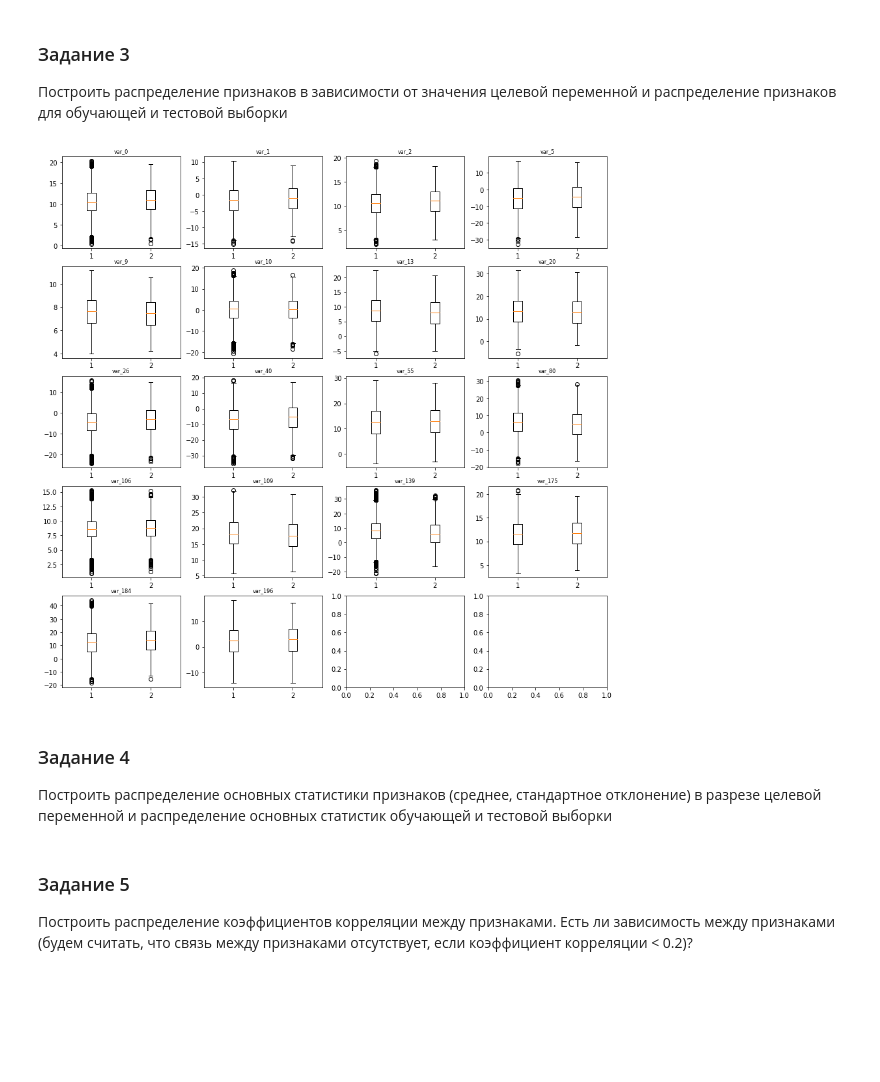
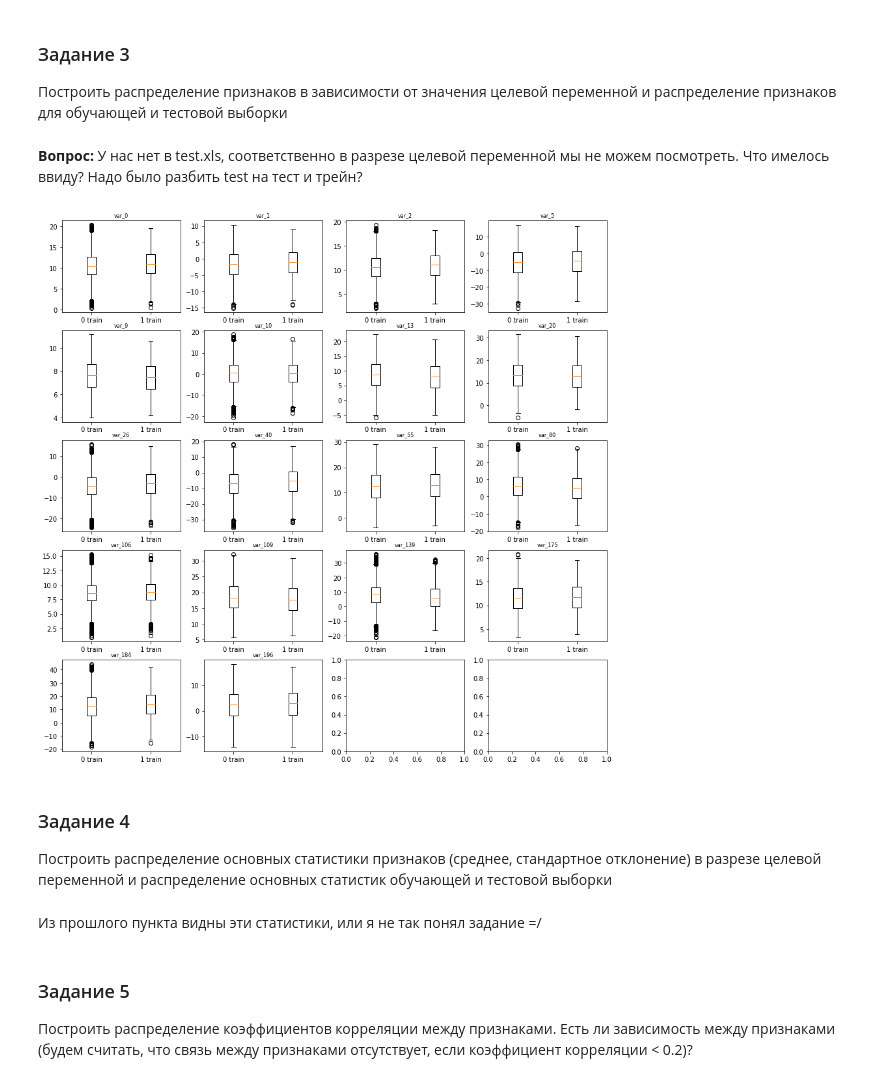
Before and after one commit to fogugy/gb_kaggle, a Jupyter notebook: hw1.ipynb, the cells around one changed output. Cells and saved outputs as stored; diff of their text form; code cells hidden in the pictures; blank space fills up the shorter version.

```diff
--- a/hw1.ipynb
+++ b/hw1.ipynb
@@ -167,6 +158,9 @@ train["target"].sum()
 # %% [markdown]
 ### Задание 3
 Построить распределение признаков в зависимости от значения целевой переменной и распределение признаков для обучающей и тестовой выборки
+# %% [markdown]
+**Вопрос:**
+У нас нет в test.xls, соответственно в разрезе целевой переменной мы не можем посмотреть. Что имелось ввиду? Надо было разбить test на тест и трейн?
 # %%
 columns = ['var_0', 'var_1', 'var_2', 'var_5', 'var_9', 'var_10', 'var_13', \
            'var_20', 'var_26', 'var_40', 'var_55', 'var_80', 'var_106', 'var_109', \
@@ -174,20 +168,21 @@ columns = ['var_0', 'var_1', 'var_2', 'var_5', 'var_9', 'var_10', 'var_13', \
 # %%
 fig, axes = plt.subplots(5, 4, figsize=(15, 15))
 
 for num, feature in enumerate(columns):
     d1 = train[train['target'] == 0][feature]
     d2 = train[train['target'] == 1][feature]
 
     p = axes[num//4, num%4]
-
     p.boxplot([d1, d2])
-
     p.set_title(feature, fontsize=8)
+    p.set_xticklabels(['0 train', '1 train'])
 # %% [output]
-[figure, old version]
+[figure, new version]
 # %% [markdown]
 ### Задание 4
 Построить распределение основных статистики признаков (среднее, стандартное отклонение) в разрезе целевой переменной и распределение основных статистик обучающей и тестовой выборки
+# %% [markdown]
+Из прошлого пункта видны эти статистики, или я не так понял задание =/
 # %% [markdown]
 ### Задание 5
 Построить распределение коэффициентов корреляции между признаками. Есть ли зависимость между признаками (будем считать, что связь между признаками отсутствует, если коэффициент корреляции < 0.2)?
```
Also changed, not shown: parts of 7 cells of this notebook, 8 other files.
